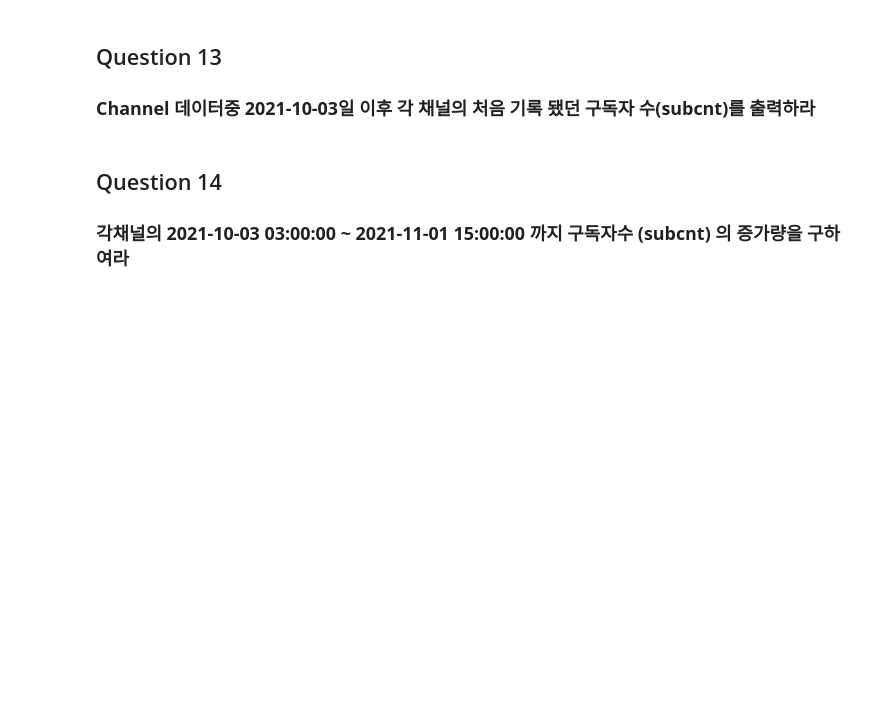
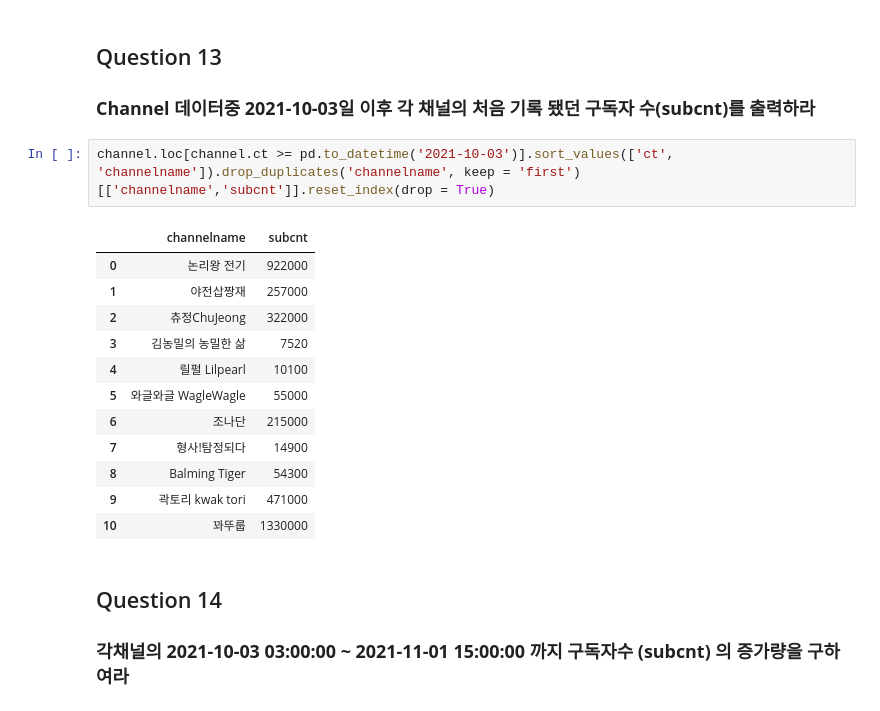
Before and after one commit to applesatang/my, a Jupyter notebook: pandas/1q.ipynb, the cells around one changed output. Drawn from its saved outputs; the diff is of its cells as text; blank space fills up the shorter version.

```diff
--- a/pandas/1q.ipynb
+++ b/pandas/1q.ipynb
@@ -133,6 +227,21 @@ display(video.head())
 # %% [markdown]
 ## Question 13
 ### **Channel 데이터중 2021-10-03일 이후 각 채널의 처음 기록 됐던 구독자 수(subcnt)를 출력하라**
+# %%
+channel.loc[channel.ct >= pd.to_datetime('2021-10-03')].sort_values(['ct', 'channelname']).drop_duplicates('channelname', keep = 'first')[['channelname','subcnt']].reset_index(drop = True)
+# %% [output]
+|  | channelname | subcnt |
+| 0 | 논리왕 전기 | 922000 |
+| 1 | 야전삽짱재 | 257000 |
+| 2 | 츄정ChuJeong | 322000 |
+| 3 | 김농밀의 농밀한 삶 | 7520 |
+| 4 | 릴펄 Lilpearl | 10100 |
+| 5 | 와글와글 WagleWagle | 55000 |
+| 6 | 조나단 | 215000 |
+| 7 | 형사!탐정되다 | 14900 |
+| 8 | Balming Tiger | 54300 |
+| 9 | 곽토리 kwak tori | 471000 |
+| 10 | 꽈뚜룹 | 1330000 |
 # %% [markdown]
 ## Question 14
 ### **각채널의 2021-10-03 03:00:00 ~ 2021-11-01 15:00:00 까지 구독자수 (subcnt) 의 증가량을 구하여라**
```
Also changed, not shown: parts of 38 cells of this notebook.
